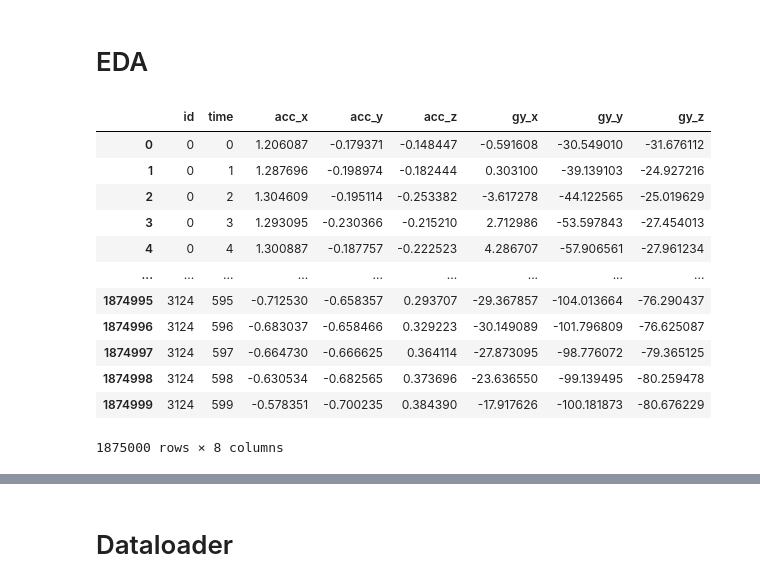
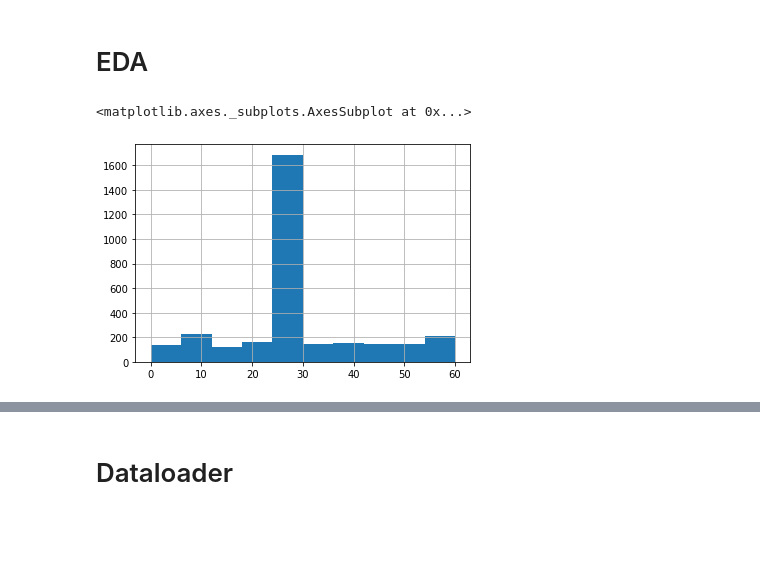
Before and after one commit to 100jy/dacon_workout-signal-classification, a Jupyter notebook: 데이콘_운동동작_분류.ipynb, the cells around one changed output, grey strips where cells are left out. Cells and saved outputs as stored; diff of their text form; code cells hidden in the pictures; blank space fills up the shorter version.

```diff
--- a/데이콘_운동동작_분류.ipynb
+++ b/데이콘_운동동작_분류.ipynb
@@ -61,18 +62,2 @@ val, val_labels = train_val[~msk], train_labels_df[~msk]
 # %% [markdown]
 # EDA
-# %%
-train_df
-# %% [output]
-|  | id | time | acc_x | acc_y | acc_z | gy_x | gy_y | gy_z |
-| 0 | 0 | 0 | 1.206087 | -0.179371 | -0.148447 | -0.591608 | -30.549010 | -31.676112 |
-| 1 | 0 | 1 | 1.287696 | -0.198974 | -0.182444 | 0.303100 | -39.139103 | -24.927216 |
-| 2 | 0 | 2 | 1.304609 | -0.195114 | -0.253382 | -3.617278 | -44.122565 | -25.019629 |
-| 3 | 0 | 3 | 1.293095 | -0.230366 | -0.215210 | 2.712986 | -53.597843 | -27.454013 |
-| 4 | 0 | 4 | 1.300887 | -0.187757 | -0.222523 | 4.286707 | -57.906561 | -27.961234 |
-| ... | ... | ... | ... | ... | ... | ... | ... | ... |
-| 1874995 | 3124 | 595 | -0.712530 | -0.658357 | 0.293707 | -29.367857 | -104.013664 | -76.290437 |
-| 1874996 | 3124 | 596 | -0.683037 | -0.658466 | 0.329223 | -30.149089 | -101.796809 | -76.625087 |
-| 1874997 | 3124 | 597 | -0.664730 | -0.666625 | 0.364114 | -27.873095 | -98.776072 | -79.365125 |
-| 1874998 | 3124 | 598 | -0.630534 | -0.682565 | 0.373696 | -23.636550 | -99.139495 | -80.259478 |
-| 1874999 | 3124 | 599 | -0.578351 | -0.700235 | 0.384390 | -17.917626 | -100.181873 | -80.676229 |
-1875000 rows × 8 columns
@@ -83,0 +64,5 @@ def normalizing(x):
+# %%
+train_labels.hist()
+# %% [output]
+<matplotlib.axes._subplots.AxesSubplot at 0x...>
+[figure, added]
```
Also changed, not shown: parts of 30 cells of this notebook.
